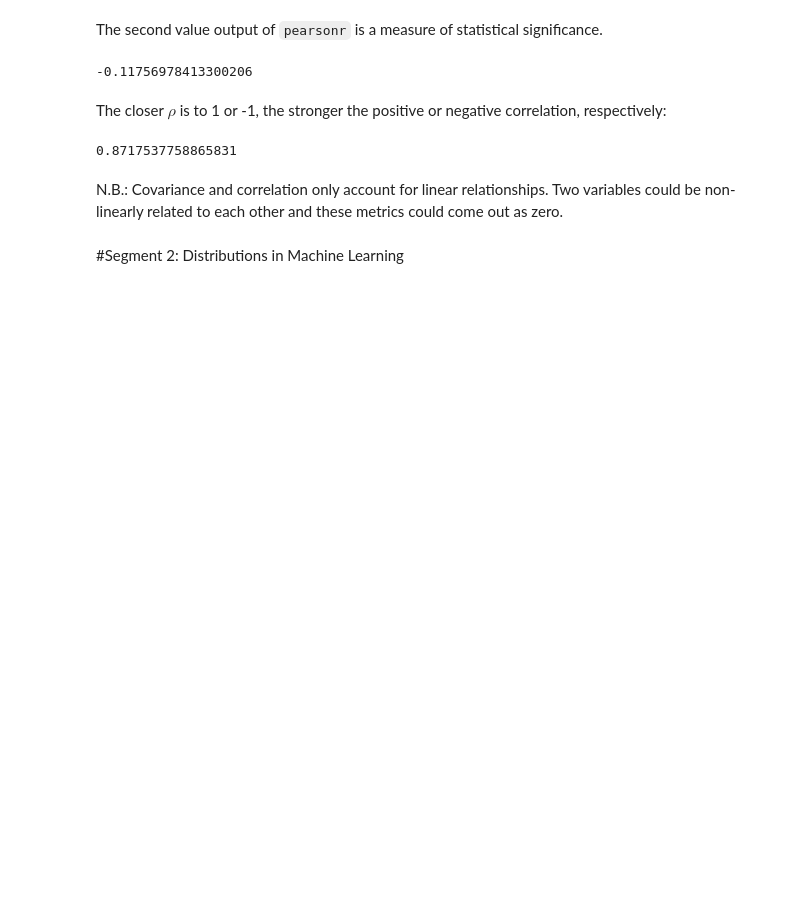
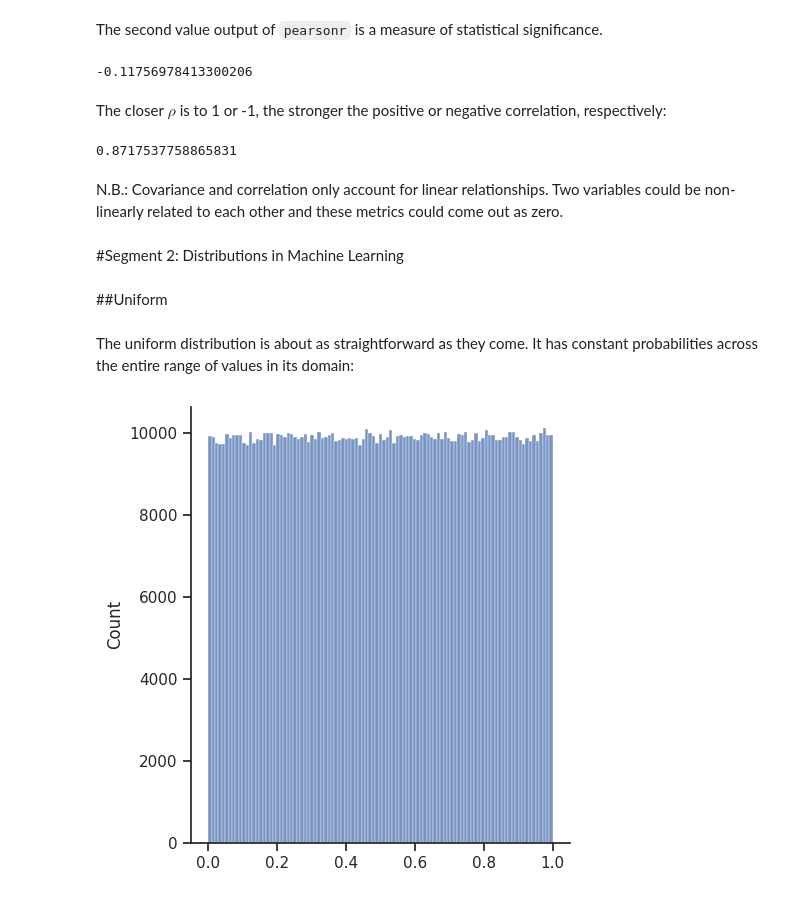
Before and after one commit to deenadayalanai/Machine-Learning-Foundations, a Jupyter notebook: Probability_&_Information_Theory.ipynb, the cells around one changed output. Drawn from its saved outputs; the diff is of its cells as text; code cells hidden in the pictures; blank space fills up the shorter version.

```diff
--- a/Probability_&_Information_Theory.ipynb
+++ b/Probability_&_Information_Theory.ipynb
@@ -712,3 +712,15 @@ st.pearsonr(iris.sepal_length, iris.petal_length)[0]
 N.B.: Covariance and correlation only account for linear relationships. Two variables could be non-linearly related to each other and these metrics could come out as zero.
 # %% [markdown]
 #Segment 2: Distributions in Machine Learning
+# %% [markdown]
+##Uniform
+# %% [markdown]
+The uniform distribution is about as straightforward as they come. It has constant probabilities across the entire range of values in its domain:
+# %%
+u = np.random.uniform(size=1000000)
+# %%
+sns.set_style('ticks')
+# %%
+_ = sns.displot(u)
+# %% [output]
+[figure, added]
```
Also changed, not shown: parts of 19 cells of this notebook.
